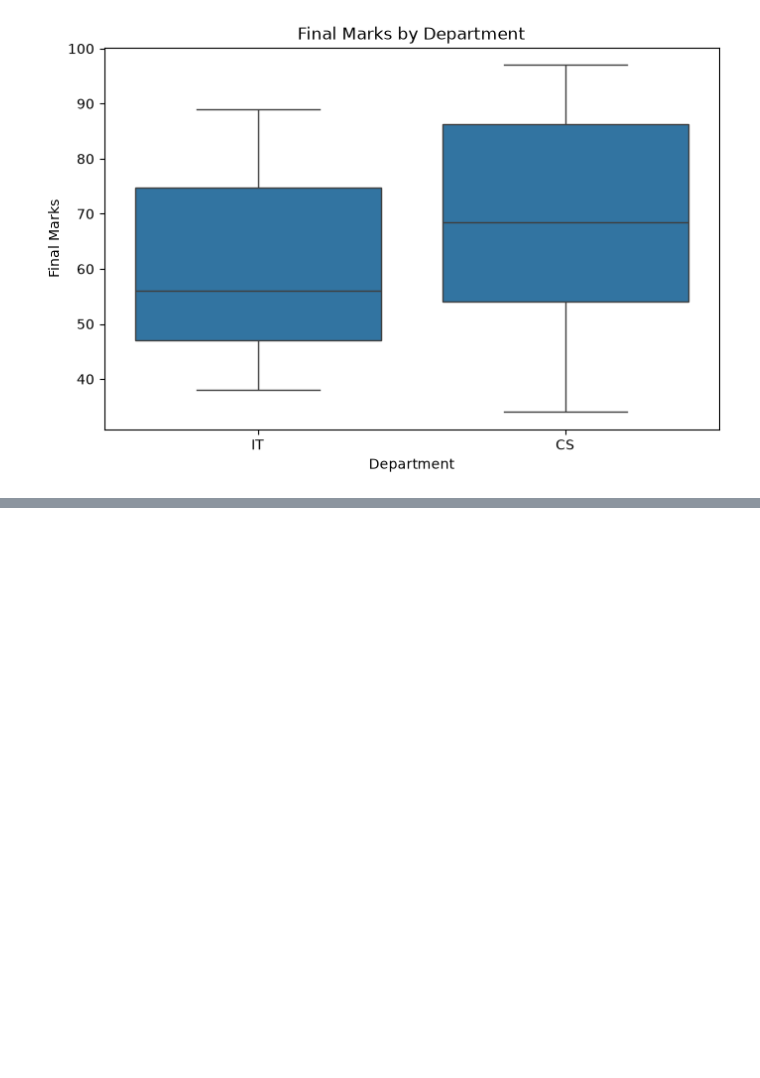
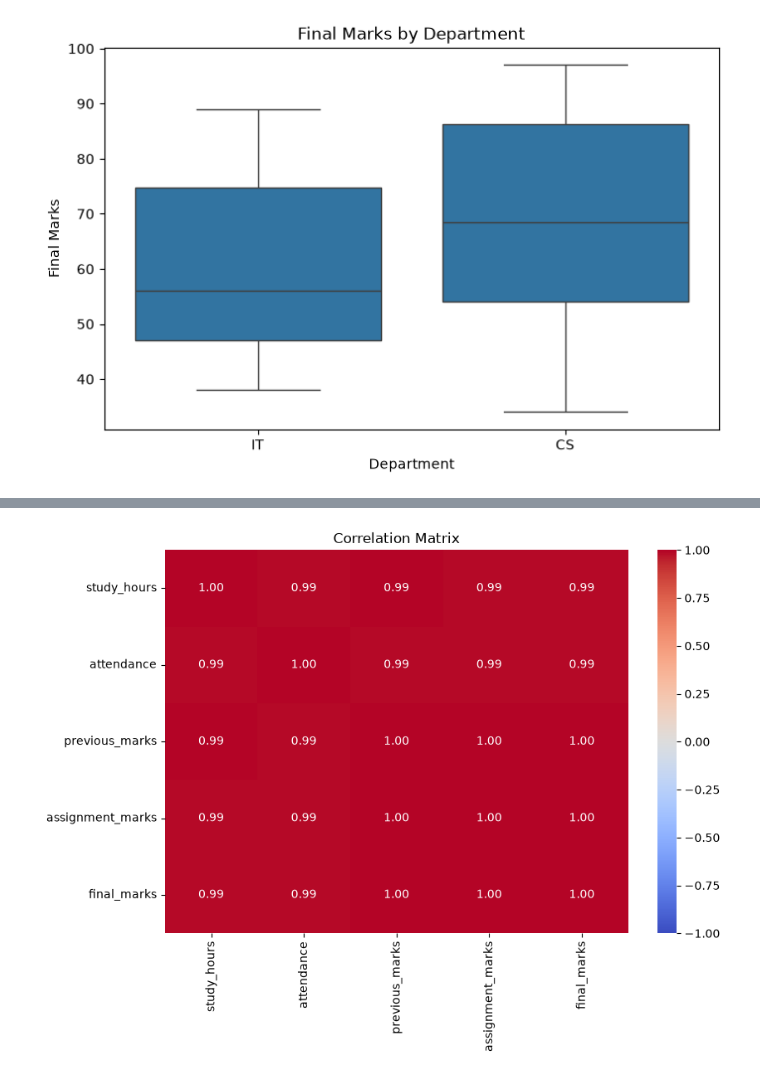
Before and after one commit to Ephantus2/data-science-series, a Jupyter notebook: EDA.ipynb, the cells around one changed output, grey strips where cells are left out. Saved outputs shown, nothing was run; the diff lists cells and outputs as text; code cells hidden in the pictures; blank space fills up the shorter version.

```diff
--- a/EDA.ipynb
+++ b/EDA.ipynb
@@ -240,0 +569,6 @@ final_marks              1.00
+# %%
+numerical_df = df.select_dtypes(include="number")
+
+correlation_matrix = numerical_df.corr()
+
+print(correlation_matrix.round(2))
@@ -240,0 +589,17 @@ final_marks              1.00
+# %%
+plt.figure(figsize=(9,6))
+
+sns.heatmap(
+    correlation_matrix,
+    annot=True,
+    cmap="coolwarm",
+    fmt=".2f",
+    vmin=-1,
+    vmax=1
+)
+
+plt.title("Correlation Matrix")
+
+plt.show()
+# %% [output]
+[figure, added]
```
Also changed, not shown: parts of 6 cells of this notebook, 2 other files.
